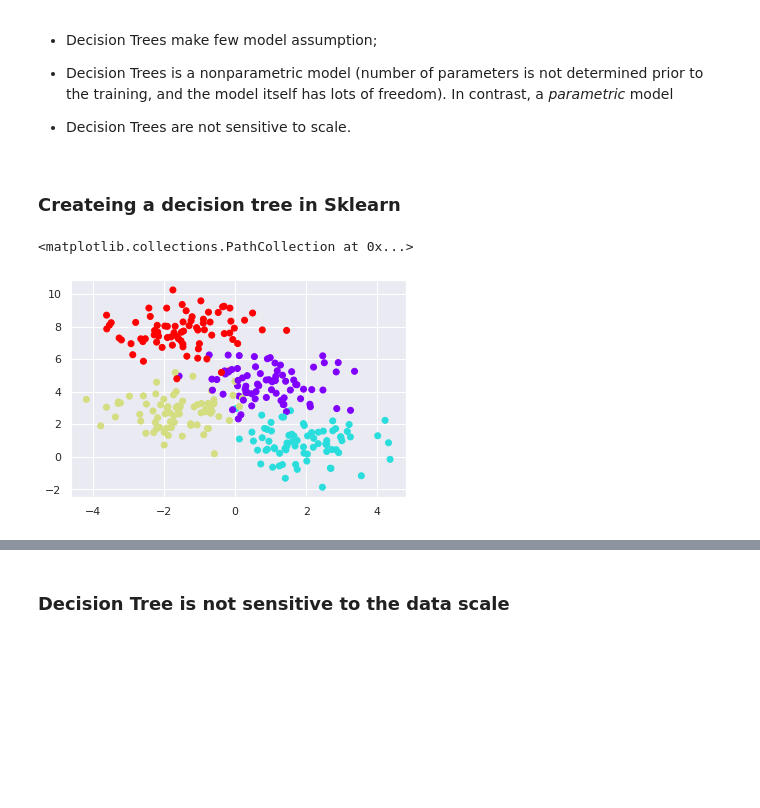
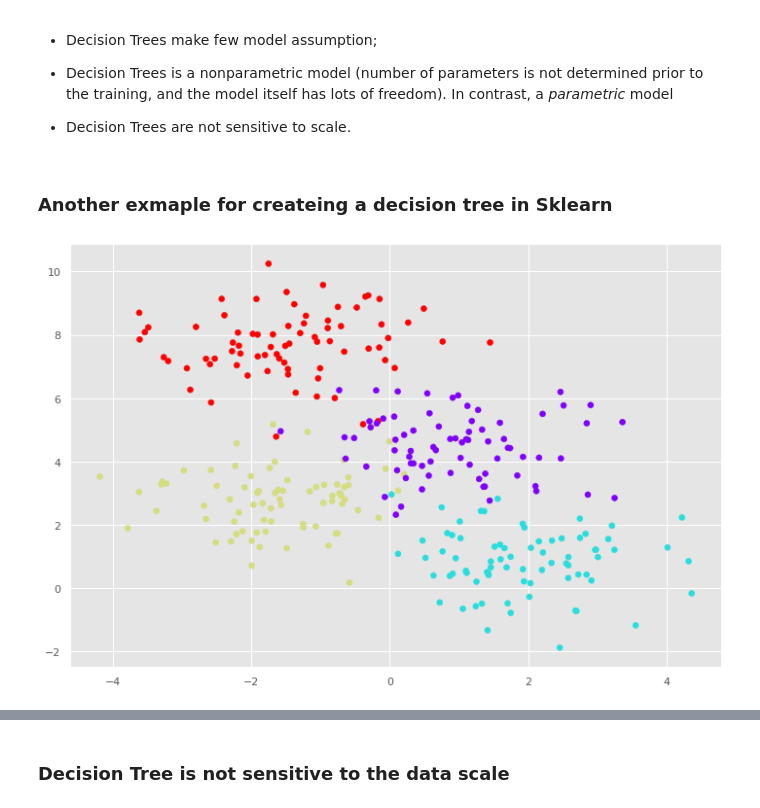
Before and after one commit to wrk1231/DataAnalysis-ML, a Jupyter notebook: Decision Tree.ipynb, the cells around one changed output, grey strips where cells are left out. Drawn from its saved outputs; the diff is of its cells as text; code cells hidden in the pictures; blank space fills up the shorter version.

```diff
--- a/Decision Tree.ipynb
+++ b/Decision Tree.ipynb
@@ -6,3 +6,4 @@ import seaborn as sns; sns.set()
 import matplotlib
 import matplotlib.pyplot as plt
 %matplotlib inline
+plt.style.use('ggplot')
@@ -176,16 +150,15 @@ Where $i$ is the node of the decision tree, n is the total number of targets.
 
 - Decision Trees are not sensitive to scale.
 # %% [markdown]
-### Createing a decision tree in Sklearn
+### Another exmaple for createing a decision tree in Sklearn
 # %%
 from sklearn.datasets import make_blobs
 
 X, y = make_blobs(n_samples=300, centers=4,
                   random_state=0, cluster_std=1.0)
 
-fig = plt.figure()
+fig = plt.figure(figsize = (12,8))
 ax = plt.axes()
-ax.scatter(X[:,0], X[:,1], c=y, cmap='rainbow')
+ax.scatter(X[:,0], X[:,1], c=y, cmap='rainbow');
 # %% [output]
-<matplotlib.collections.PathCollection at 0x...>
-[figure, old version]
+[figure, new version]
```
Also changed, not shown: parts of 41 cells of this notebook, 1 other file.
